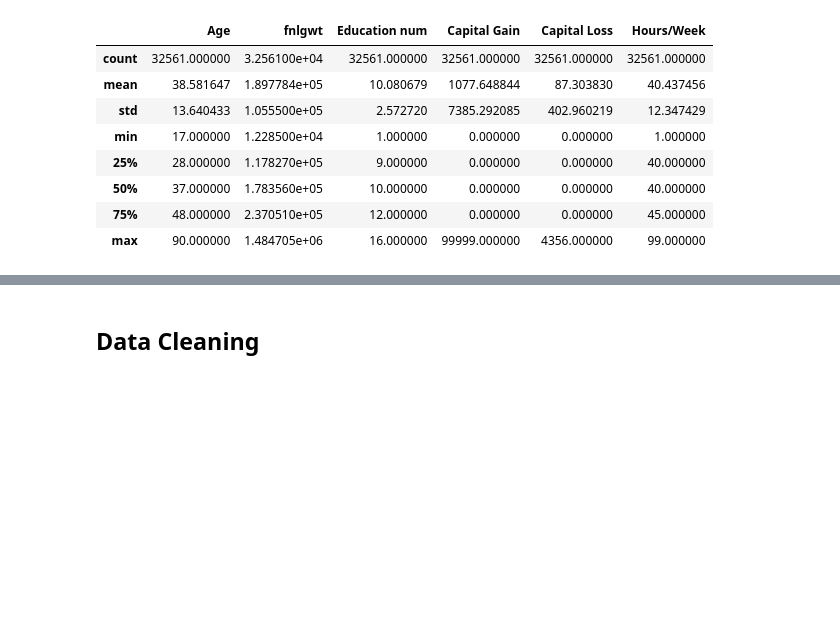
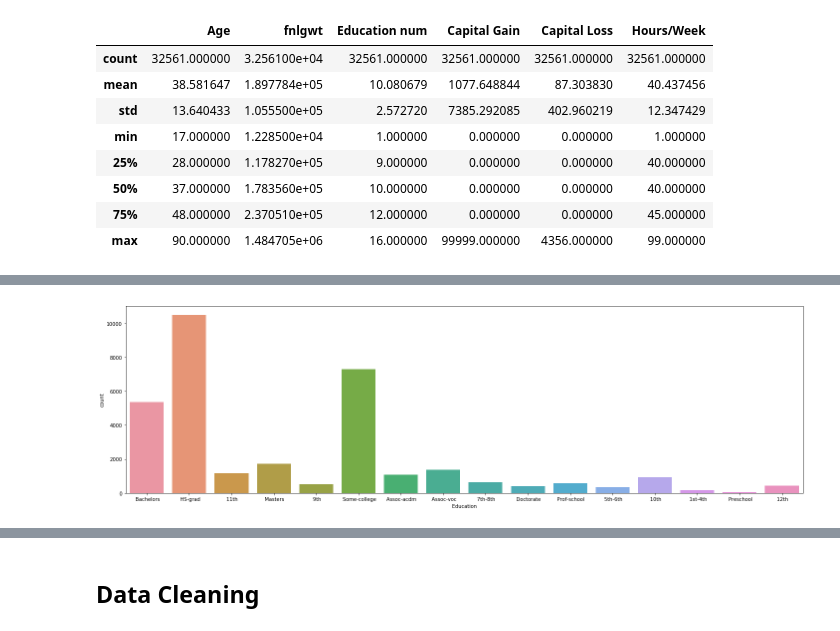
Before and after one commit to YashDeshpande1771/Adult-Income-prediction, a Jupyter notebook: DMW adult census.ipynb, the cells around one changed output, grey strips where cells are left out. Drawn from its saved outputs; the diff is of its cells as text; code cells hidden in the pictures; blank space fills up the shorter version.

```diff
--- a/DMW adult census.ipynb
+++ b/DMW adult census.ipynb
@@ -131,0 +123,8 @@ dtype: int64
+# %%
+fig = plt.figure(figsize=(20,6))
+
+sns.countplot('Education', data=train)
+plt.tight_layout()
+plt.show()
+# %% [output]
+[figure, added]
```
Also changed, not shown: parts of 6 cells of this notebook.
